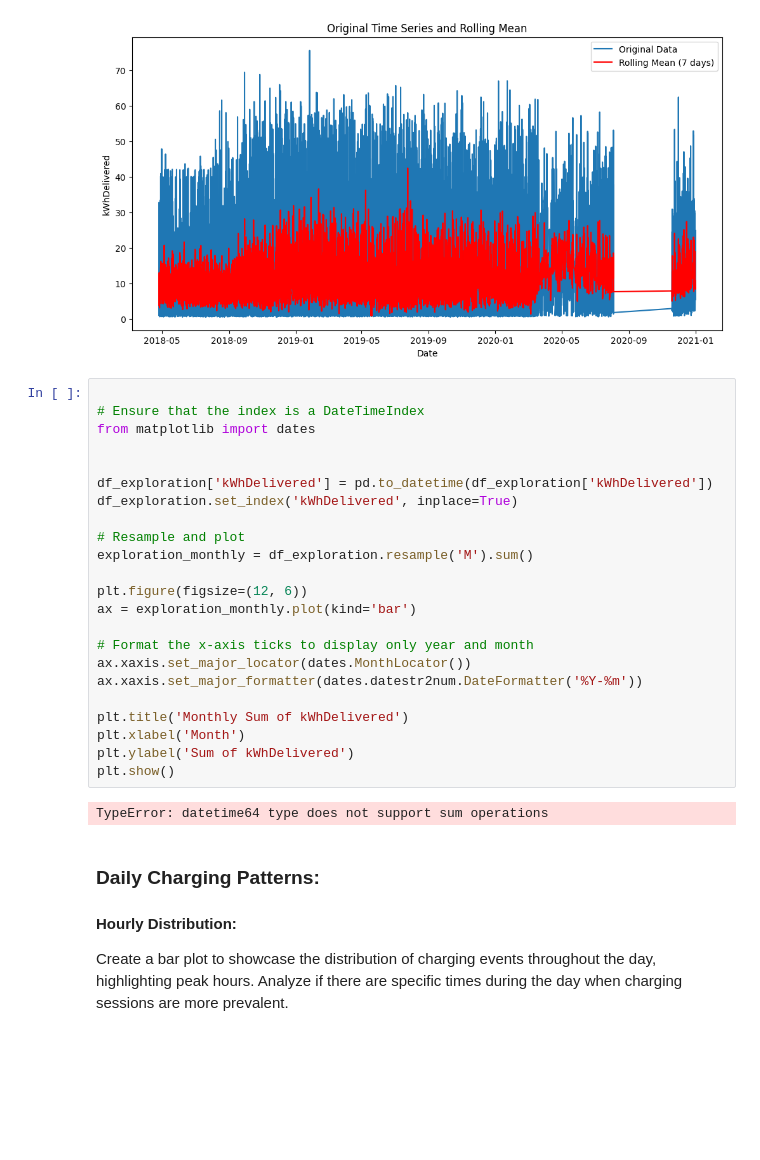
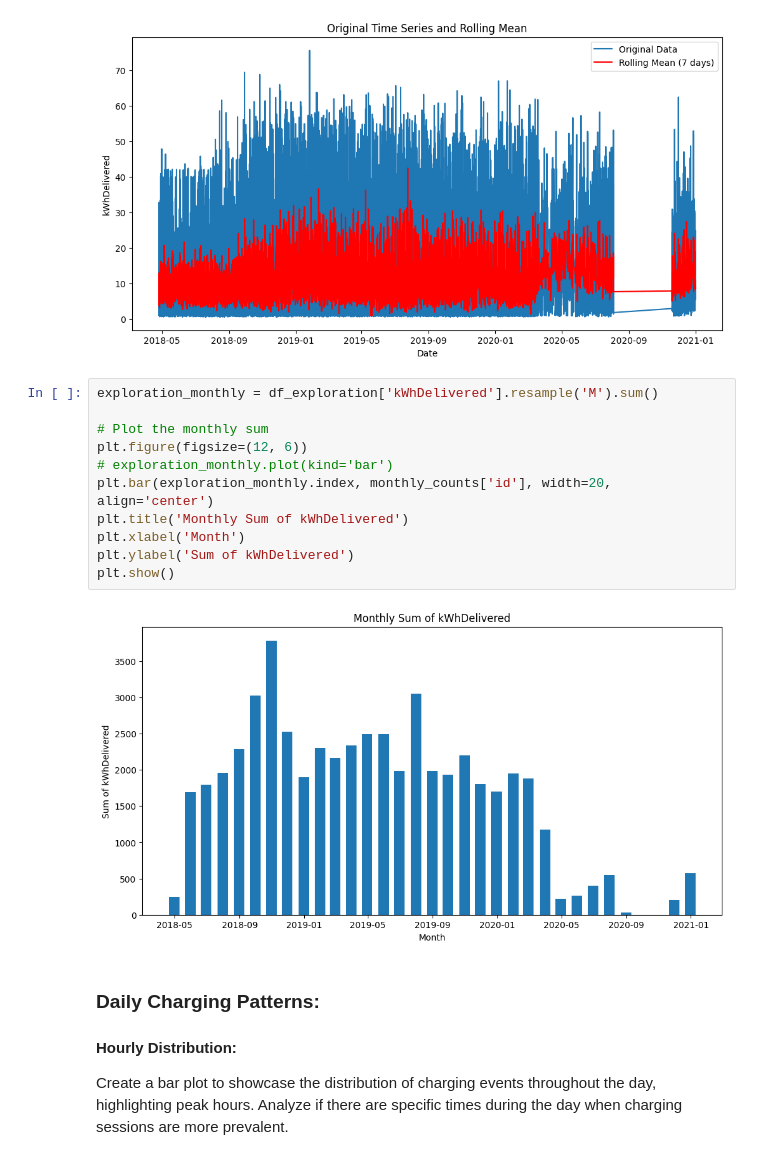
Before and after one commit to S0PEX/AA_Team_9_WS23, a Jupyter notebook: temporal_patterns_seasonality.ipynb, the cells around one changed output. Cells and saved outputs as stored; diff of their text form; blank space fills up the shorter version.

```diff
--- a/temporal_patterns_seasonality.ipynb
+++ b/temporal_patterns_seasonality.ipynb
@@ -44,30 +44,18 @@ plt.show()
 # %% [output]
 [figure]
 # %%
+exploration_monthly = df_exploration['kWhDelivered'].resample('M').sum()
 
-# Ensure that the index is a DateTimeIndex
-from matplotlib import dates
-
-
-df_exploration['kWhDelivered'] = pd.to_datetime(df_exploration['kWhDelivered'])
-df_exploration.set_index('kWhDelivered', inplace=True)
-
-# Resample and plot
-exploration_monthly = df_exploration.resample('M').sum()
-
+# Plot the monthly sum
 plt.figure(figsize=(12, 6))
-ax = exploration_monthly.plot(kind='bar')
-
-# Format the x-axis ticks to display only year and month
-ax.xaxis.set_major_locator(dates.MonthLocator())
-ax.xaxis.set_major_formatter(dates.datestr2num.DateFormatter('%Y-%m'))
-
+# exploration_monthly.plot(kind='bar')
+plt.bar(exploration_monthly.index, monthly_counts['id'], width=20, align='center')
 plt.title('Monthly Sum of kWhDelivered')
 plt.xlabel('Month')
 plt.ylabel('Sum of kWhDelivered')
 plt.show()
 # %% [output]
-TypeError: datetime64 type does not support sum operations
+[figure, added]
 # %% [markdown]
 ### Daily Charging Patterns:
 #### Hourly Distribution:
```
Also changed, not shown: parts of 2 cells of this notebook.
